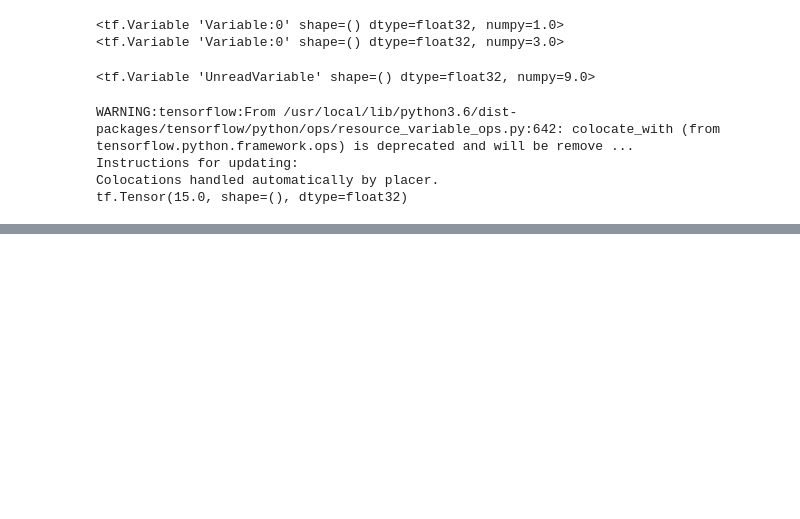
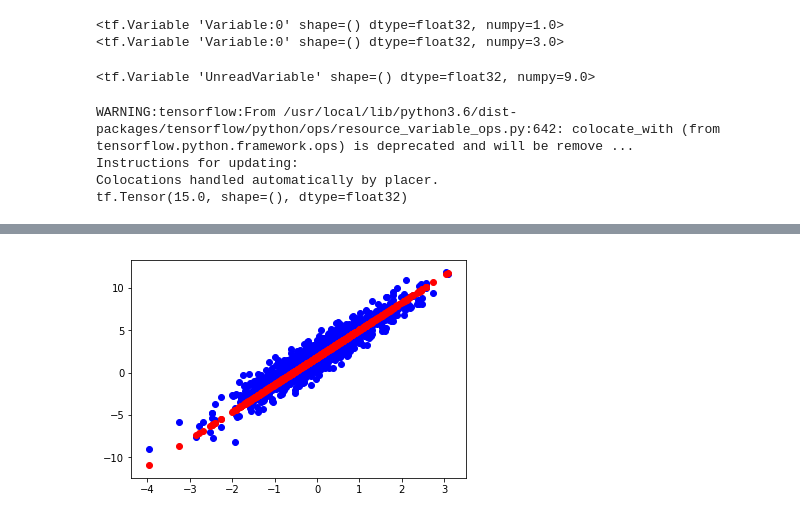
Before and after one commit to Dayn9/LearnTensorFlow, a Jupyter notebook: CustomTraining.ipynb, the cells around one changed output, grey strips where cells are left out. Cells and saved outputs as stored; diff of their text form; code cells hidden in the pictures; blank space fills up the shorter version.

```diff
--- a/CustomTraining.ipynb
+++ b/CustomTraining.ipynb
@@ -72,0 +101,6 @@ Current Loss:
+# %%
+plt.scatter(inputs, outputs, c = 'b')
+plt.scatter(inputs, model(inputs), c = 'r')
+plt.show()
+# %% [output]
+[figure, added]
```
Also changed, not shown: parts of 4 cells of this notebook.
